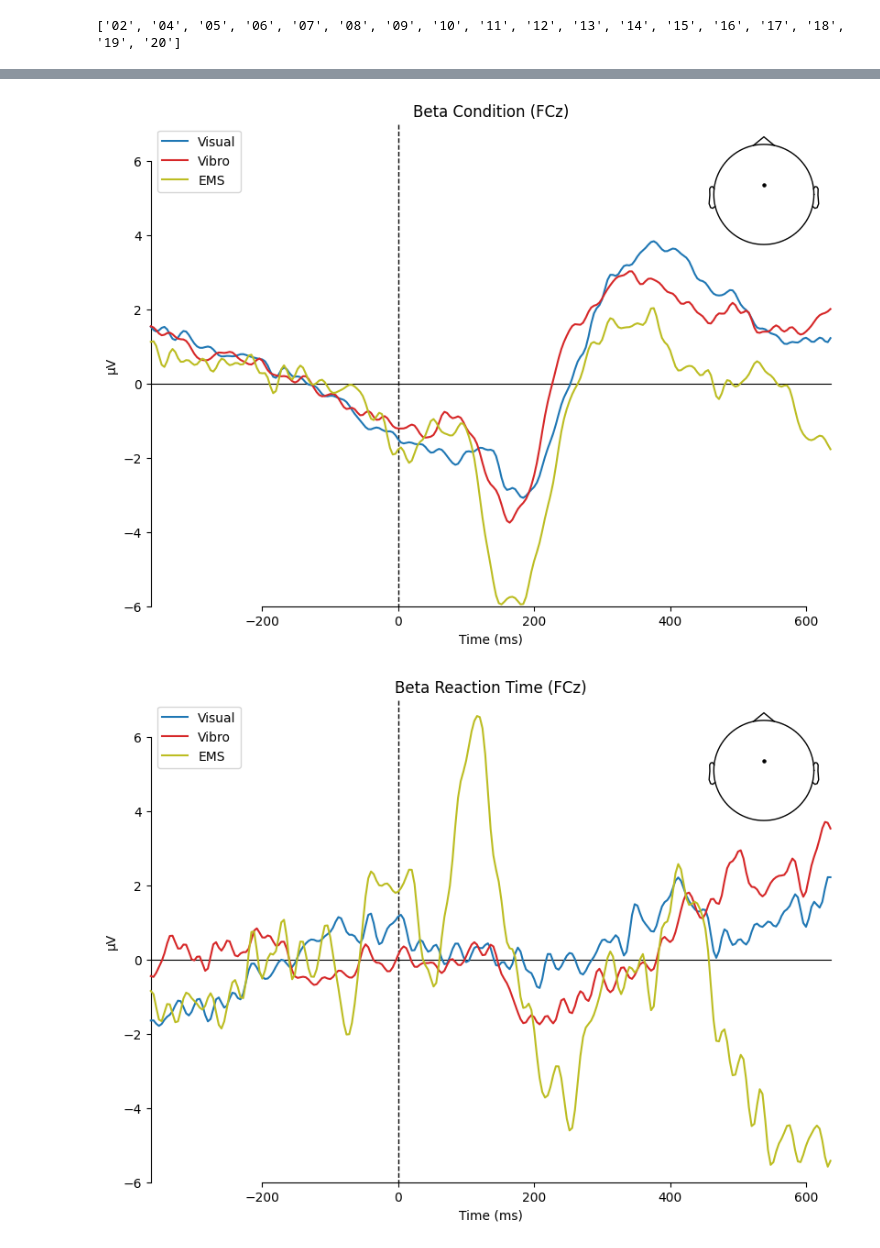
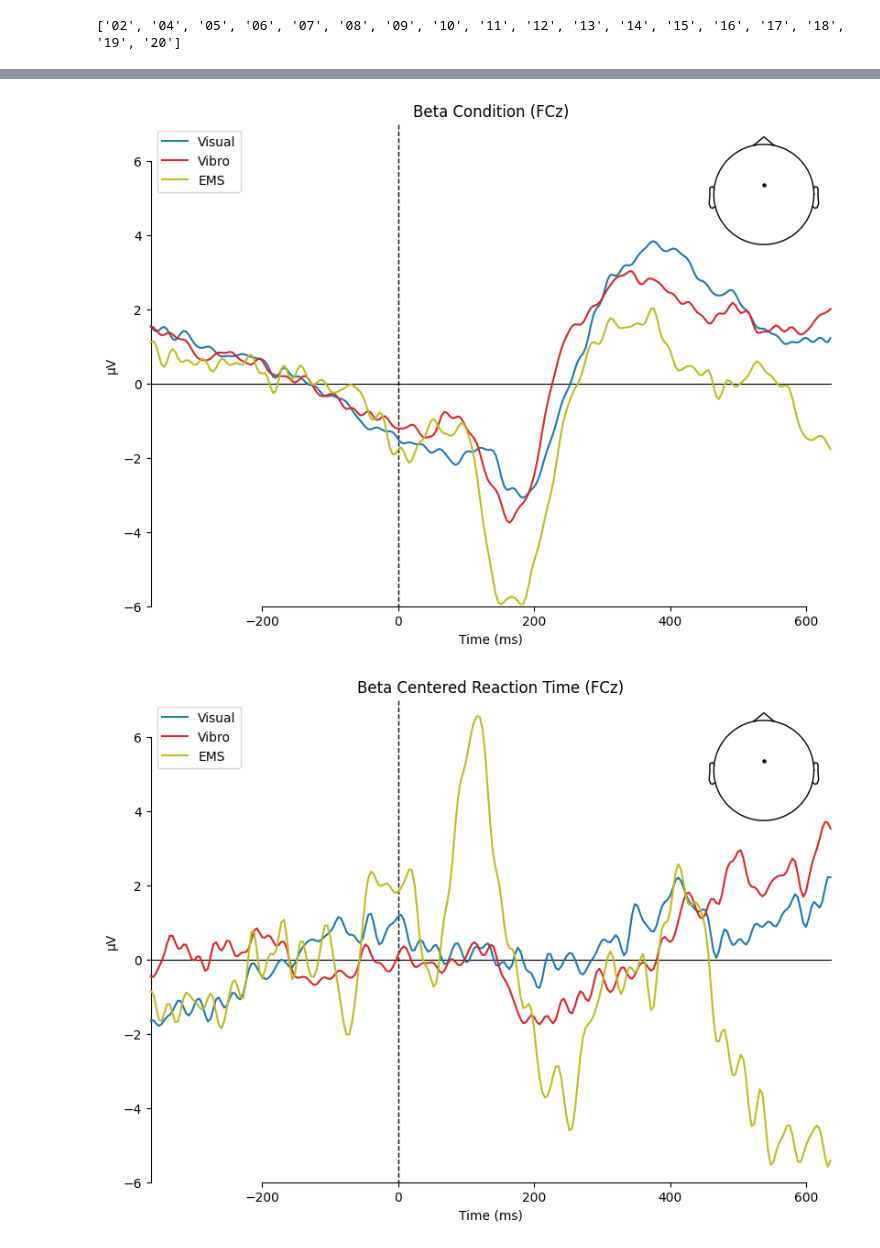
Before and after one commit to jhagnberger/eeg, a Jupyter notebook: time_analysis.ipynb, the cells around one changed output, grey strips where cells are left out. Drawn from its saved outputs; the diff is of its cells as text; code cells hidden in the pictures.

Commit message:
Improve documentation of time analysis and improve readme

```diff
--- a/time_analysis.ipynb
+++ b/time_analysis.ipynb
@@ -381,9 +391,9 @@ def make_erp_plot(beta_condition, beta_rt):
 # %%
 def process_subject(bids_root="/Users/jan/Documents/git/ds003846", subject_id="02", show_intermediate_plots=False):
     """Pipeline for processing one subject across all sessions. The pipeline includes loading the data, removing bad
-    channels, filtering and re-referencing, applying ICA to remove eye movement artifacts, and finally creating ERPs
-    for the normal and conflict conditions. The function returns the raw data to plot the final ERPs for both conditions
-    for all sessions.
+    channels, filtering and re-referencing, applying ICA to remove eye movement artifacts, and finally creating beta
+    plots for the condition and reaction time predictors of the GLM analysis. The function returns the raw data to
+    plot the final grand-average for all sessions.
 
     Args:
         bids_root: The root path to the BIDS dataset.
@@ -393,11 +403,8 @@ def process_subject(bids_root="/Users/jan/Documents/git/ds003846", subject_id="0
     Returns:
         Tuple of
             - Subject ID
-            - ERP data for the normal conditions
-            - ERP data for the conflict conditions
-            - ERP data for the difference between conditions
-            - Latency of the peak in the difference ERP between 100-300 ms time window
-            - Amplitude of the peak in the difference ERP between 100-300 ms time window
+            - Beta condition data
+            - Beta centered reaction time data
     """
 
     mne.set_log_level('WARNING')
@@ -443,8 +450,8 @@ def process_subject(bids_root="/Users/jan/Documents/git/ds003846", subject_id="0
         # We skip this step because ASR was extremely slow and the results are also good without it.
 
         # 5. Create epoched data for GLM
-        epochs_normal, reaction_times_normal = make_erp(data, condition="normal")
-        epochs_conflict, reaction_times_conflict = make_erp(data, condition="conflict")
+        epochs_normal, reaction_times_normal = make_epoched_data(data, condition="normal")
+        epochs_conflict, reaction_times_conflict = make_epoched_data(data, condition="conflict")
 
         # Plot reaction times as histogram in one plot for both conditions for subject 04 as an example
         if subject_id == "04":
@@ -458,7 +465,7 @@ def process_subject(bids_root="/Users/jan/Documents/git/ds003846", subject_id="0
             plt.savefig(f"reaction_times_{subject_id}_{session}.pdf", format="pdf")
             plt.show()
 
-        # GLM analysis with reaction times
+        # 6. GLM analysis with reaction times
         if len(epochs_normal) == len(reaction_times_normal) and len(epochs_conflict) == len(reaction_times_conflict):
             beta_condition, beta_rt = make_glm(epochs_normal, epochs_conflict, reaction_times_normal, reaction_times_conflict, show_plots=show_intermediate_plots)
 
@@ -559,12 +566,12 @@ for session in ["Visual", "Vibro", "EMS"]:
     subject_lines_rt = {f"Subject {i+1}": {"linewidth": line_width} for i in range(len(evokeds_beta_rt))}
 
     print(f"Number of evokeds for normal: {len(evokeds_beta_cond)}, conflict: {len(evokeds_beta_rt)}")
-    grand_average_normal_session = mne.grand_average(evokeds_beta_cond)
-    grand_average_conflict_session = mne.grand_average(evokeds_beta_rt)
+    grand_average_condition = mne.grand_average(evokeds_beta_cond)
+    grand_average_time = mne.grand_average(evokeds_beta_rt)
 
     # Plot for normal condition
     fig = mne.viz.plot_compare_evokeds(
-        {"Grand Average": grand_average_normal_session,
+        {"Grand Average": grand_average_condition,
         **{f"Subject {i+1}": evoked for i, evoked in enumerate(evokeds_beta_cond)}},
         picks="FCz",
         time_unit="ms",
@@ -578,14 +585,14 @@ for session in ["Visual", "Vibro", "EMS"]:
 
     # Plot for conflict condition
     fig = mne.viz.plot_compare_evokeds(
-        {"Grand Average": grand_average_conflict_session,
+        {"Grand Average": grand_average_time,
         **{f"Subject {i+1}": evoked for i, evoked in enumerate(evokeds_beta_rt)}},
         picks="FCz",
         time_unit="ms",
         colors={"Grand Average": "black"},  # Use the same color for all subjects
         linestyles={"Grand Average": "-", **{f"Subject {i+1}": "--" for i in range(len(evokeds_beta_rt))}},
         styles={"Grand Average": {"linewidth": 2}, **subject_lines_rt},
-        title=f"Beta Reaction Time Difference - {session}"
+        title=f"Beta Centered Reaction Time - {session}"
     )[0]
     fig.set_size_inches(6, 4)
     fig.savefig(f"grand_individual_rt_{session}.pdf", format="pdf")
@@ -637,6 +650,6 @@ for session in ["Visual", "Vibro", "EMS"]:
     grand_average_cond_sess[session] = grand_average_cond
     grand_average_rt_sess[session] = grand_average_rt
 
-make_erp_plot(grand_average_cond_sess, grand_average_rt_sess)
+make_grand_average_plot(grand_average_cond_sess, grand_average_rt_sess)
 # %% [output]
 Number of evokeds for condition: 17, reaction time: 17
@@ -645,2 +664,2 @@ Number of evokeds for condition: 9, reaction time: 9
 [figure]
-[figure, old version]
+[figure, new version]
```
Also changed, not shown: parts of 7 cells of this notebook, 1 other file.
